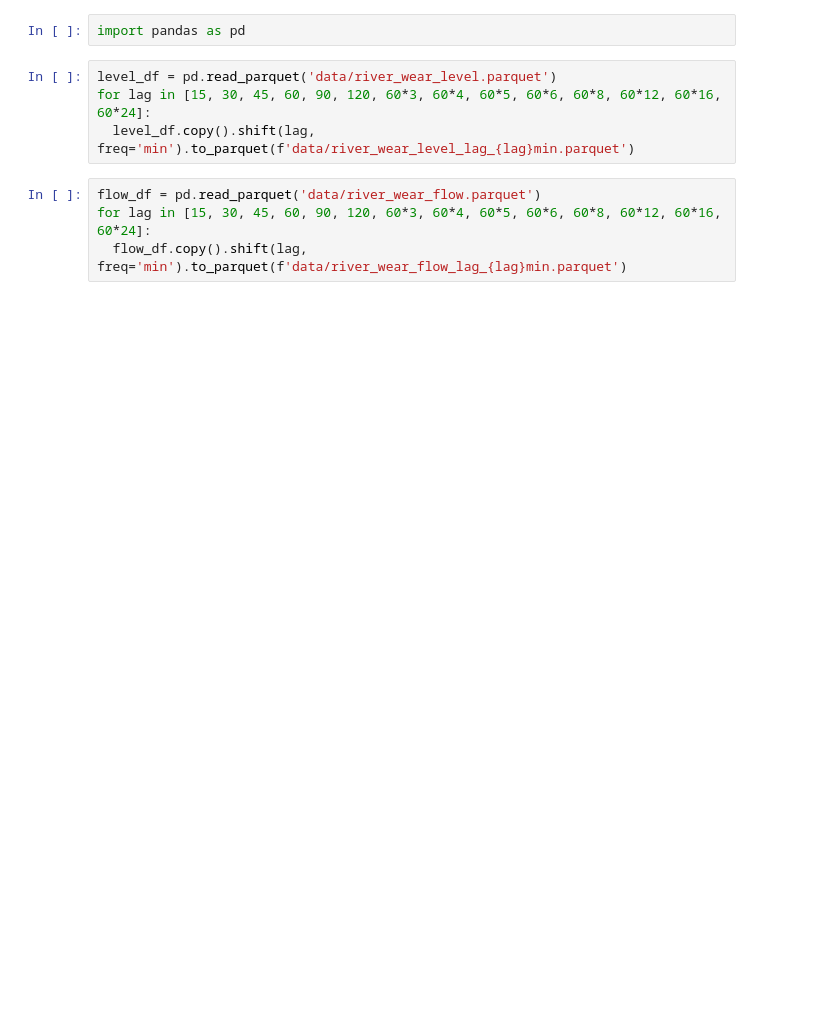
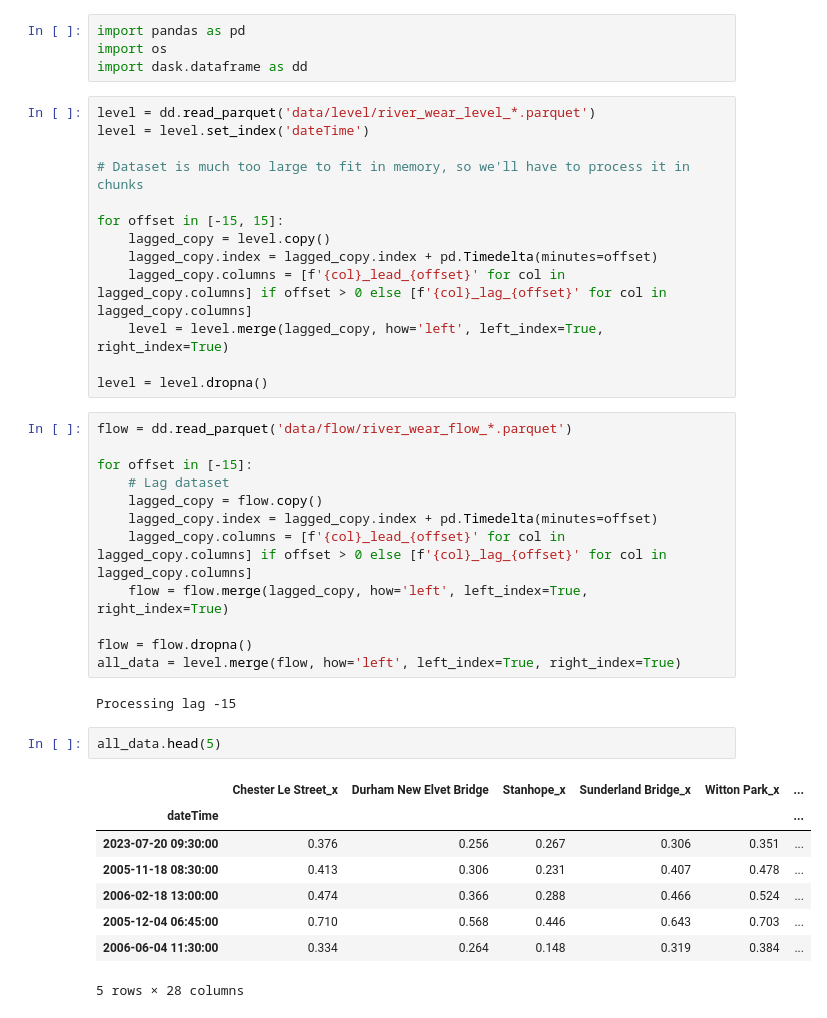
Before and after one commit to Jex-y/river-level-analysis, a Jupyter notebook: combine_datasets.ipynb, the cells around one changed output. Drawn from its saved outputs; the diff is of its cells as text; blank space fills up the shorter version.

```diff
--- a/combine_datasets.ipynb
+++ b/combine_datasets.ipynb
@@ -1,13 +1,45 @@
 # %%
 import pandas as pd
+import os
+import dask.dataframe as dd
-# %%
-level_df = pd.read_parquet('data/river_wear_level.parquet')
-for lag in [15, 30, 45, 60, 90, 120, 60*3, 60*4, 60*5, 60*6, 60*8, 60*12, 60*16, 60*24]:
-  level_df.copy().shift(lag, freq='min').to_parquet(f'data/river_wear_level_lag_{lag}min.parquet')
-# %%
-flow_df = pd.read_parquet('data/river_wear_flow.parquet')
-for lag in [15, 30, 45, 60, 90, 120, 60*3, 60*4, 60*5, 60*6, 60*8, 60*12, 60*16, 60*24]:
-  flow_df.copy().shift(lag, freq='min').to_parquet(f'data/river_wear_flow_lag_{lag}min.parquet')
+# %%
+level = dd.read_parquet('data/level/river_wear_level_*.parquet')
+level = level.set_index('dateTime')
+
+# Dataset is much too large to fit in memory, so we'll have to process it in chunks
+
+for offset in [-15, 15]:
+    lagged_copy = level.copy()
+    lagged_copy.index = lagged_copy.index + pd.Timedelta(minutes=offset)
+    lagged_copy.columns = [f'{col}_lead_{offset}' for col in lagged_copy.columns] if offset > 0 else [f'{col}_lag_{offset}' for col in lagged_copy.columns]
+    level = level.merge(lagged_copy, how='left', left_index=True, right_index=True)
+
+level = level.dropna()
+# %%
+flow = dd.read_parquet('data/flow/river_wear_flow_*.parquet')
+
+for offset in [-15]:
+    # Lag dataset
+    lagged_copy = flow.copy()
+    lagged_copy.index = lagged_copy.index + pd.Timedelta(minutes=offset)
+    lagged_copy.columns = [f'{col}_lead_{offset}' for col in lagged_copy.columns] if offset > 0 else [f'{col}_lag_{offset}' for col in lagged_copy.columns]
+    flow = flow.merge(lagged_copy, how='left', left_index=True, right_index=True)
+
+flow = flow.dropna()
+all_data = level.merge(flow, how='left', left_index=True, right_index=True)
+# %% [output]
+Processing lag -15
+# %%
+all_data.head(5)
+# %% [output]
+|  | Chester Le Street_x | Durham New Elvet Bridge | Stanhope_x | Sunderland Bridge_x | Witton Park_x | ... |
+| dateTime |  |  |  |  |  | ... |
+| 2023-07-20 09:30:00 | 0.376 | 0.256 | 0.267 | 0.306 | 0.351 | ... |
+| 2005-11-18 08:30:00 | 0.413 | 0.306 | 0.231 | 0.407 | 0.478 | ... |
+| 2006-02-18 13:00:00 | 0.474 | 0.366 | 0.288 | 0.466 | 0.524 | ... |
+| 2005-12-04 06:45:00 | 0.710 | 0.568 | 0.446 | 0.643 | 0.703 | ... |
+| 2006-06-04 11:30:00 | 0.334 | 0.264 | 0.148 | 0.319 | 0.384 | ... |
+5 rows × 28 columns
 # %%
 import re, os
 pattern = re.compile(r'rainfall_\d*')
```
Also changed, not shown: parts of 3 cells of this notebook, 2 other files.
